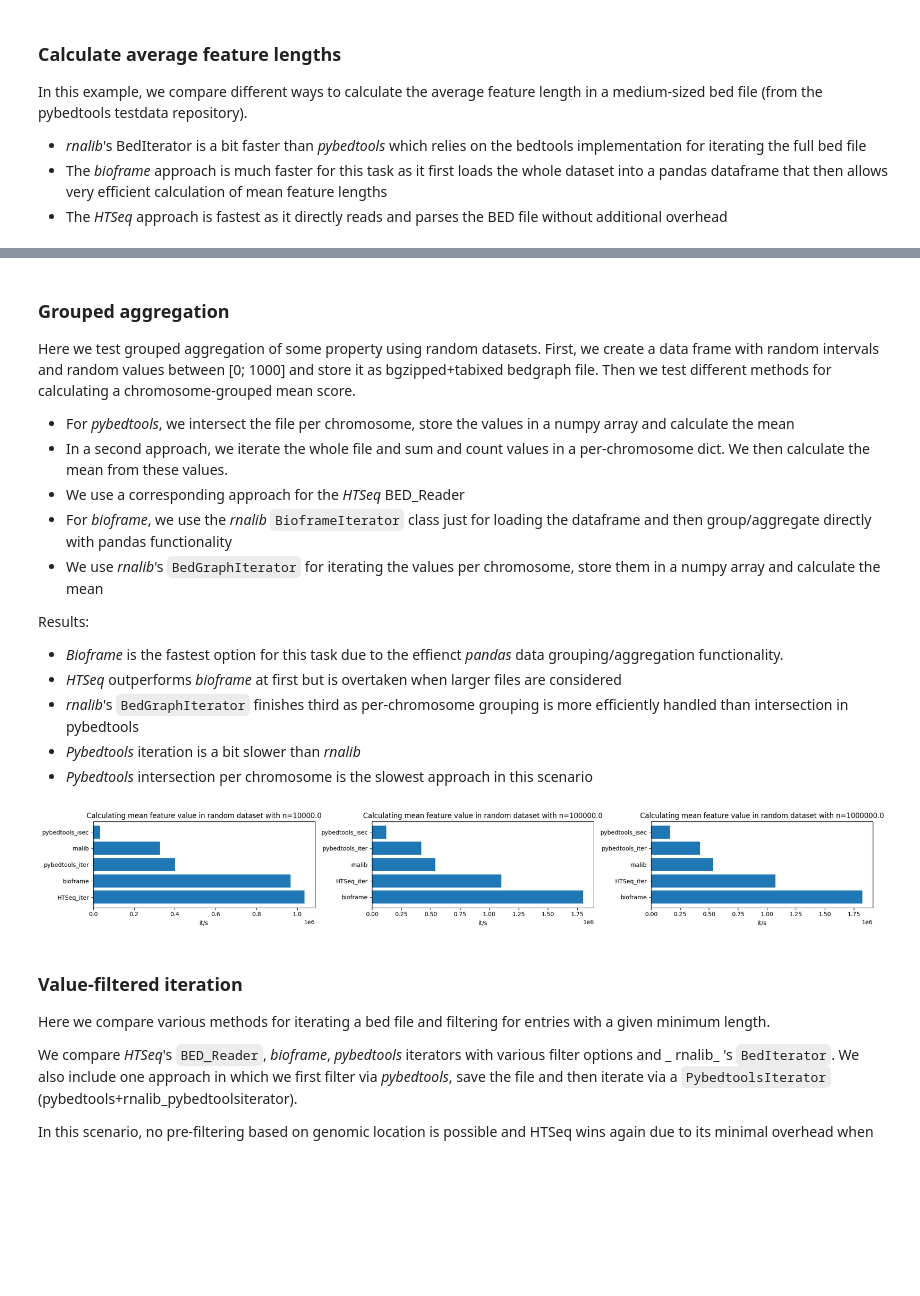
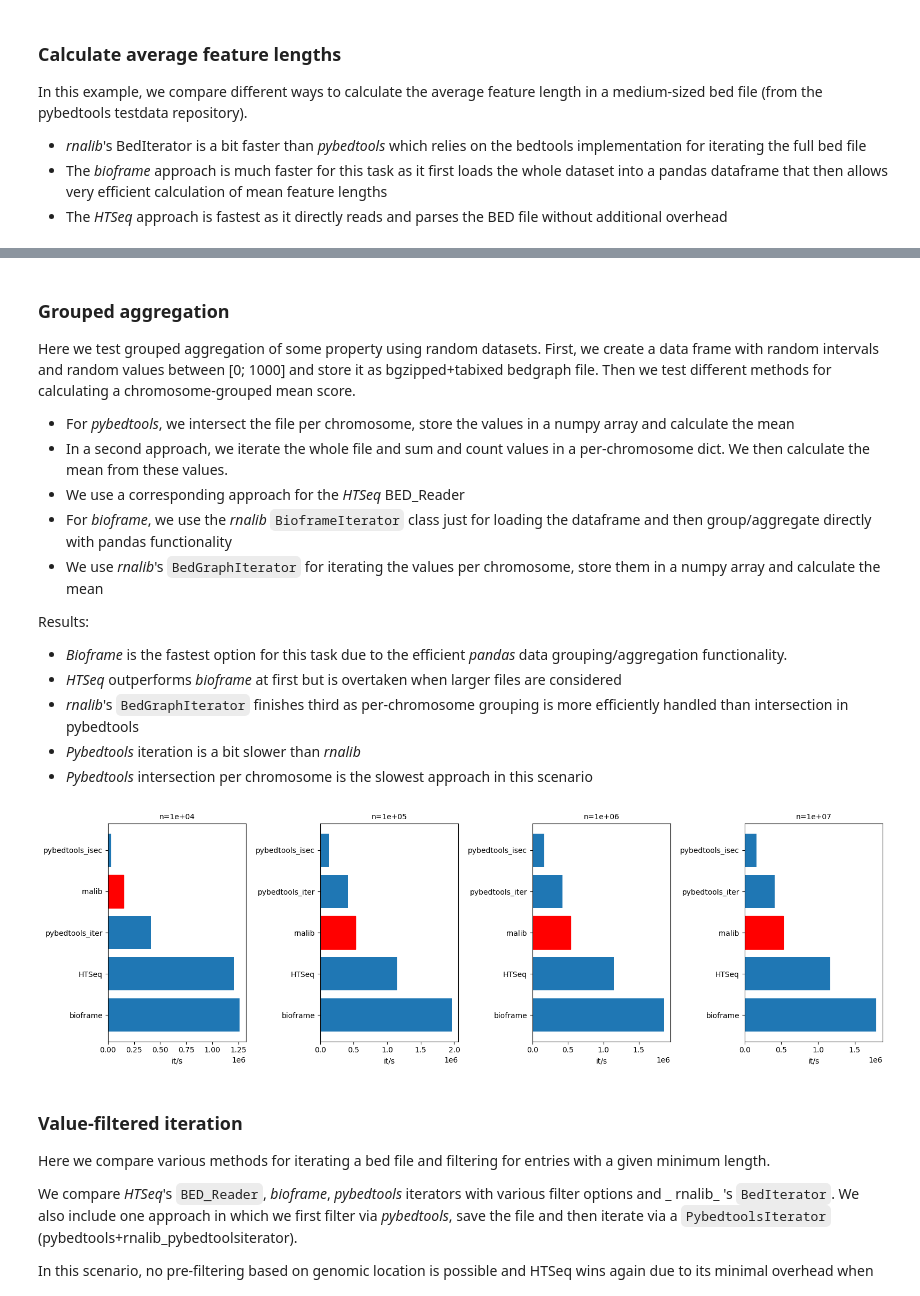
Before and after one commit to popitsch/rnalib, a Jupyter notebook: notebooks/RelatedWork_performance.ipynb, the cells around one changed output, grey strips where cells are left out. Cells and saved outputs as stored; diff of their text form; code cells hidden in the pictures; blank space fills up the shorter version.

```diff
--- a/notebooks/RelatedWork_performance.ipynb
+++ b/notebooks/RelatedWork_performance.ipynb
@@ -127,19 +127,19 @@ dataset='pybedtools_snps'
 bed_file = rna.get_resource(dataset)
 times, data=Counter(),Counter()
 # rnalib BED iterator.
-with rna.Timer(times, 'rnalib_iter') as timer:
+with rna.Timer(times, 'rnalib') as timer:
     data[timer.name] = []
     with rna.BedIterator(bed_file) as it:
         data[timer.name]=np.mean([len(loc) for loc,_ in it])
         stats=it.stats
 # pybedtools
-with rna.Timer(times, 'pybedtools_iter') as timer:
+with rna.Timer(times, 'pybedtools') as timer:
     data[timer.name] = np.mean([x.end-x.start for x in pybedtools.BedTool(bed_file)])
 # HTSeq
-with rna.Timer(times, 'HTSeq_iter') as timer:
+with rna.Timer(times, 'HTSeq') as timer:
     data[timer.name] = np.mean([x.iv.length for x in HTSeq.BED_Reader(bed_file) ])
 # bioframe
-with rna.Timer(times, 'BioframeIterator_iter') as timer:
+with rna.Timer(times, 'Bioframe') as timer:
     with rna.BioframeIterator(bed_file) as it:
         it.df['len']=it.df['end']-it.df['start']
         data[timer.name] = it.df['len'].mean()
@@ -148,8 +148,8 @@ with rna.Timer(times, 'BioframeIterator_iter') as timer:
 # assert that results match
 assert len({y for y in data.values()})==1, f"Error in some computation: {data}"
 
+plt.rcParams["figure.figsize"] = (12,5)
 n = sum([c for (a,_),c in stats.items() if a=='yielded_items'])
 rna.plot_times(f"Calculating mean feature length in {dataset} (n={n})",
-           times, n=n,
-           reference_method='rnalib_iter')
+               times, n=n, reference_method='rnalib_iter', highlight_bar='rnalib')
 # %% [output]
@@ -165,14 +165,14 @@ Here we test grouped aggregation of some property using random datasets. First,
 - We use _rnalib_'s `BedGraphIterator` for iterating the values per chromosome, store them in a numpy array and calculate the mean
 
 Results:
-- _Bioframe_ is the fastest option for this task due to the effienct _pandas_ data grouping/aggregation functionality.
+- _Bioframe_ is the fastest option for this task due to the efficient _pandas_ data grouping/aggregation functionality.
 - _HTSeq_ outperforms _bioframe_ at first but is overtaken when larger files are considered
 - _rnalib_'s `BedGraphIterator` finishes third as per-chromosome grouping is more efficiently handled than intersection in pybedtools
 - _Pybedtools_ iteration is a bit slower than _rnalib_
 - _Pybedtools_ intersection per chromosome is the slowest approach in this scenario
 # %%
 # from rnalib.testdata import make_random_intervals
-sizes=[1e4,1e5,1e6]
+sizes=[1e4,1e5,1e6,1e7]
 chroms=['chr' + str(i + 1) for i in range(20)]
 fig, axes = plt.subplots(ncols=len(sizes), squeeze=True)
 stats=Counter()
@@ -200,39 +200,41 @@ for n,ax in zip(sizes,axes):
             for x in pybedtools.BedTool(bed_file):
                 s[x.chrom]+=float(x.name)
                 d[x.chrom]+=1
             for chrom in chroms:
                 data[timer.name][chrom] = s[chrom]/d[chrom]
         # pybedtools - intersect
         with rna.Timer(times, 'pybedtools_isec') as timer:
             data[timer.name] = {}
             for chrom in chroms:
                 data[timer.name][chrom] = np.mean([float(x.name) for x in pybedtools.BedTool(bed_file).intersect([gi(chrom).to_pybedtools()], u=True)])
         # HTSeq
-        with rna.Timer(times, 'HTSeq_iter') as timer:
+        with rna.Timer(times, 'HTSeq') as timer:
             data[timer.name] = {}
             d, s = Counter(), Counter()
             for x in HTSeq.BED_Reader(bed_file):
                 s[x.iv.chrom]+=float(x.name)
                 d[x.iv.chrom]+=1
             for chrom in chroms:
                 data[timer.name][chrom] = s[chrom]/d[chrom]
         # bioframe
         with rna.Timer(times, 'bioframe') as timer:
             with rna.BioframeIterator(bed_file) as it:
                 data[timer.name] = it.df.groupby('chrom')['name'].mean().to_dict()
         # assert that results match
         for c in chroms:
             assert rna.check_list([data[x][c] for x in data.keys()], 'eq'),\
                 f"Error on chrom {c}!"
         # plot the results
-        rna.plot_times(f"Calculating mean feature value in {dataset} with n={n}",
-                   times, n=np.sum([stats['yielded_items',c] for c in chroms]),
-                   reference_method='rnalibr',
-                   ax=ax)
+        rna.plot_times(f"n={n:.0e}", times, n=np.sum([stats['yielded_items',c] for c in chroms]), show_speed=True, reference_method='rnalib', highlight_bar='rnalib', ax=ax)
+        #rna.plot_times(f"Calculating mean feature value in {dataset} with n={n}",
+        #           times, n=np.sum([stats['yielded_items',c] for c in chroms]),
+        #           reference_method='rnalib',highlight_bar='rnalib',
+        #           ax=ax)
 plt.tight_layout()
+plt.rcParams["figure.figsize"] = (16,5)
 plt.show()
 # %% [output]
-[figure, old version]
+[figure, new version]
 # %% [markdown]
 ### Value-filtered iteration
 Here we compare various methods for iterating a bed file and filtering for entries with a given minimum length.
```
Also changed, not shown: parts of 8 cells of this notebook, 15 other files.
